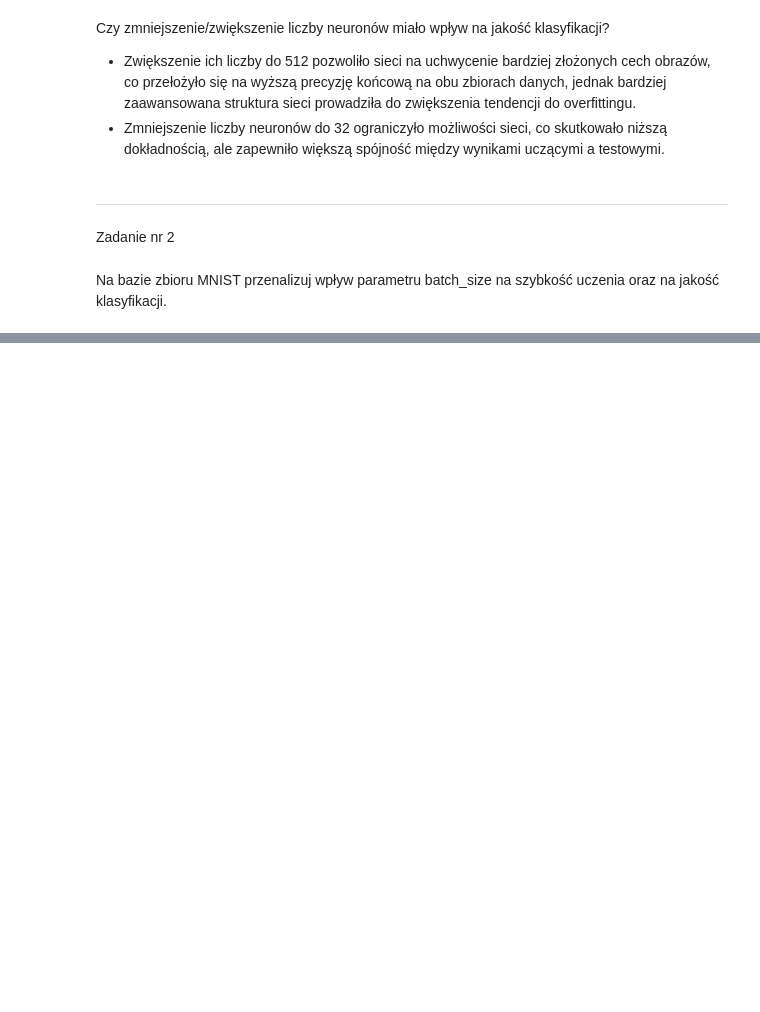
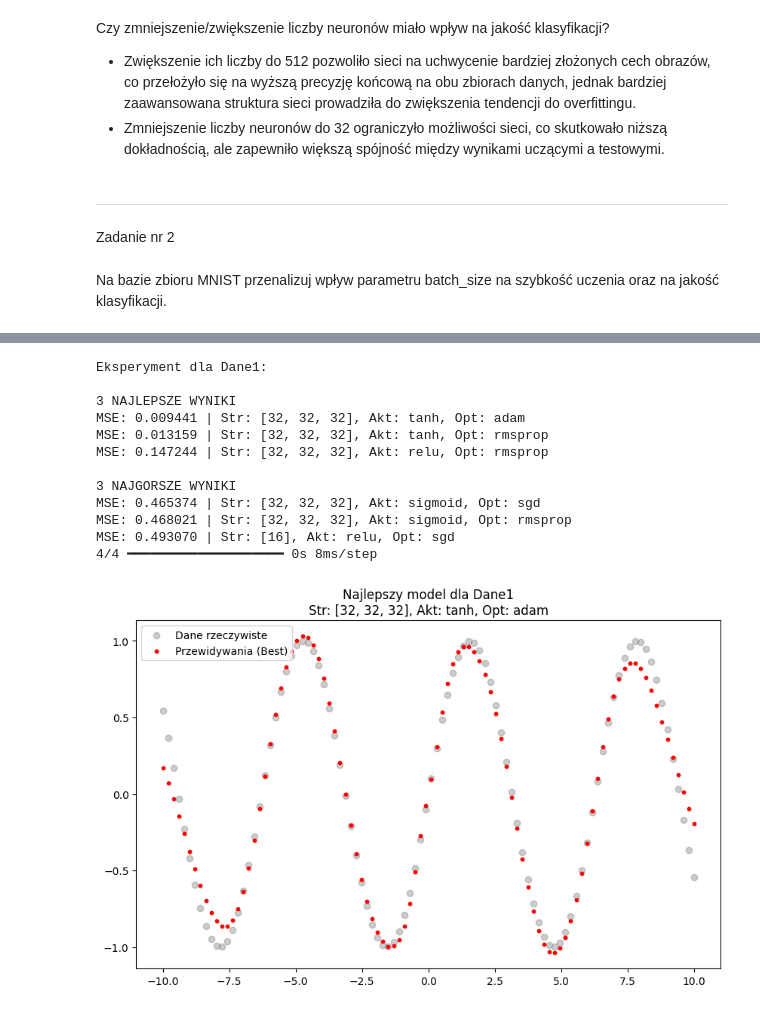
Before and after one commit to adamdobrogowski/tensorflow-perceptron-wielowarstwowy, a Jupyter notebook: ps6.ipynb, the cells around one changed output, grey strips where cells are left out. Cells and saved outputs as stored; diff of their text form; code cells hidden in the pictures; blank space fills up the shorter version.

```diff
--- a/ps6.ipynb
+++ b/ps6.ipynb
@@ -342,0 +379,19 @@ for b, data in results.items():
+# %%
+import pandas as pd
+
+d1_train = pd.read_csv('MLP_dane1_ucz.txt', sep='\t')
+d1_test = pd.read_csv('MLP_dane1_test.txt', sep='\t')
+d2 = pd.read_csv('MLP_dane2.txt', sep='\t')
+
+X1_train = d1_train[['x']].values
+y1_train = d1_train['y'].values
+X1_test = d1_test[['x']].values
+y1_test = d1_test['y'].values
+
+from sklearn.model_selection import train_test_split
+X2 = d2[['x1', 'x2']].values
+y2 = d2['y'].values
+X2_train, X2_test, y2_train, y2_test = train_test_split(X2, y2, test_size=0.2, random_state=42)
+
+print(f"Dane1: {len(X1_train)} próbek uczących.")
+print(f"Dane2: {len(X2_train)} próbek uczących.")
@@ -342,0 +401,59 @@ for b, data in results.items():
+# %%
+activations = ['relu', 'tanh', 'sigmoid']
+optimizers = ['adam', 'sgd', 'rmsprop']
+structures = [[16], [64, 64], [32, 32, 32]]
+
+all_results = []
+
+print("Eksperyment dla Dane1:")
+
+for act in activations:
+    for opt in optimizers:
+        for struct in structures:
+            model = tf.keras.models.Sequential([
+                tf.keras.Input(shape=(1,)),
+                *[tf.keras.layers.Dense(n, activation=act) for n in struct],
+                tf.keras.layers.Dense(1)
+            ])
+            model.compile(optimizer=opt, loss='mse')
+            model.fit(X1_train, y1_train, epochs=150, batch_size=32, verbose=0)
+            mse = model.evaluate(X1_test, y1_test, verbose=0)
+            all_results.append({
+                'config': f"Str: {struct}, Akt: {act}, Opt: {opt}",
+                'mse': mse,
+                'model': model
+            })
+
+all_results.sort(key=lambda x: x['mse'])
+
+print("\n3 NAJLEPSZE WYNIKI")
+for res in all_results[:3]:
+    print(f"MSE: {res['mse']:.6f} | {res['config']}")
+
+print("\n3 NAJGORSZE WYNIKI")
+for res in all_results[-3:]:
+    print(f"MSE: {res['mse']:.6f} | {res['config']}")
+
+best_res = all_results[0]
+y_pred = best_res['model'].predict(X1_test)
+
+plt.figure(figsize=(10, 6))
+plt.scatter(X1_test, y1_test, color='gray', alpha=0.4, label='Dane rzeczywiste')
+plt.scatter(X1_test, y_pred, color='red', s=10, label='Przewidywania (Best)')
+plt.title(f"Najlepszy model dla Dane1\n{best_res['config']}")
+plt.legend()
+plt.show()
+# %% [output]
+Eksperyment dla Dane1:
+
+3 NAJLEPSZE WYNIKI
+MSE: 0.009441 | Str: [32, 32, 32], Akt: tanh, Opt: adam
+MSE: 0.013159 | Str: [32, 32, 32], Akt: tanh, Opt: rmsprop
+MSE: 0.147244 | Str: [32, 32, 32], Akt: relu, Opt: rmsprop
+
+3 NAJGORSZE WYNIKI
+MSE: 0.465374 | Str: [32, 32, 32], Akt: sigmoid, Opt: sgd
+MSE: 0.468021 | Str: [32, 32, 32], Akt: sigmoid, Opt: rmsprop
+MSE: 0.493070 | Str: [16], Akt: relu, Opt: sgd
+4/4 ━━━━━━━━━━━━━━━━━━━━ 0s 8ms/step
+[figure, added]
```
Also changed, not shown: parts of 14 cells of this notebook.
